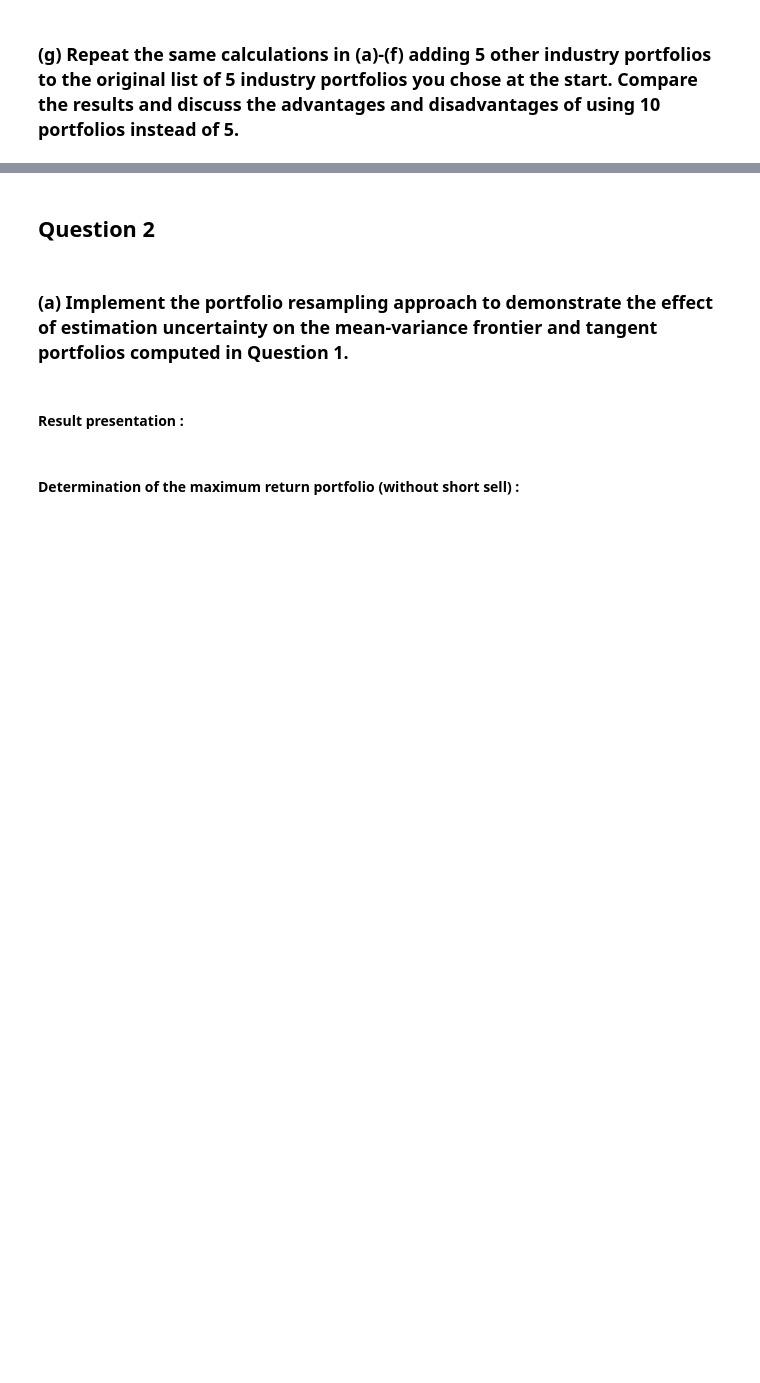
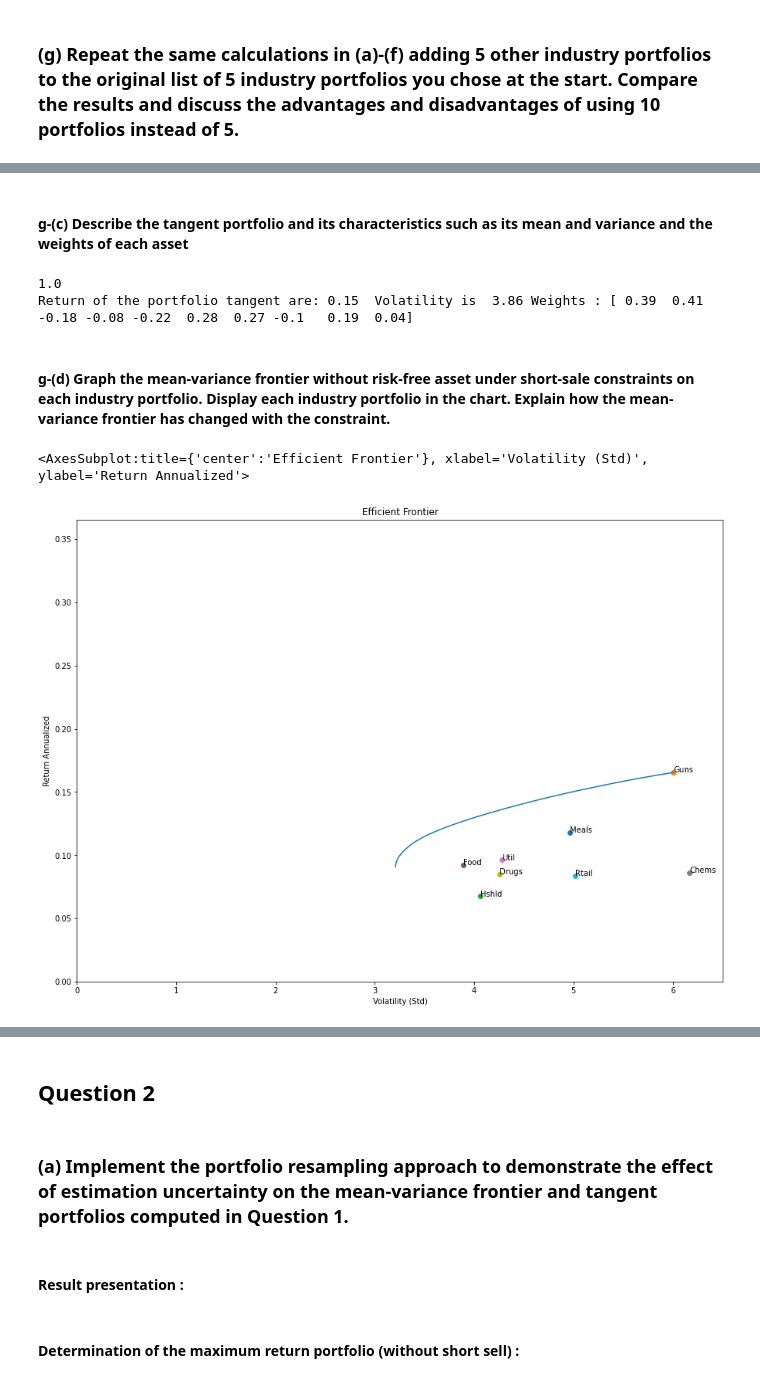
Before and after one commit to Damnsky100/Portfolio, a Jupyter notebook: Assignment_TP1.ipynb, the cells around one changed output, grey strips where cells are left out. Cells and saved outputs as stored; diff of their text form; code cells hidden in the pictures; blank space fills up the shorter version.

```diff
--- a/Assignment_TP1.ipynb
+++ b/Assignment_TP1.ipynb
@@ -279,0 +170,27 @@ Return of the portfolio tangent are: 0.15  Volatility is  4.81 Weights : [0.42 0
+# %% [markdown]
+#### g-(c) Describe the tangent portfolio and its characteristics such as its mean and variance and the weights of each asset
+# %%
+#Tangent Portfolio --> maximiser le sharpe ratio
+w = f.msr(Expected_Risk_free, E_return, E_cov, bounds=(-2,2))
+ret =round(f.portfolio_return(w, E_return),2)
+vol = round(f.portfolio_vol(w, E_cov),2)
+#Print the caracteristics
+print(round(w.sum(), 4))
+print("Return of the portfolio tangent are:", ret,
+      " Volatility is ", vol,
+      "Weights :", np.round(w,2) )
+# %% [output]
+1.0
+Return of the portfolio tangent are: 0.15  Volatility is  3.86 Weights : [ 0.39  0.41 -0.18 -0.08 -0.22  0.28  0.27 -0.1   0.19  0.04]
+# %% [markdown]
+#### g-(d) Graph the mean-variance frontier without risk-free asset under short-sale constraints on each industry portfolio. Display each industry portfolio in the chart. Explain how the mean-variance frontier has changed with the constraint.
+# %%
+#Expected risk free rate == 0
+#show_cml --> efficient frontier without rf
+#show gmv --> show global minimum variance portfolio
+#bounds(0,1) --> unable to short
+
+f.plot_ef(E_return, E_cov, Expected_Risk_free, Nbr_PTF, bounds = (0, 1),  show_cml=False, show_gmv=False)
+# %% [output]
+<AxesSubplot:title={'center':'Efficient Frontier'}, xlabel='Volatility (Std)', ylabel='Return Annualized'>
+[figure, added]
```
Also changed, not shown: parts of 40 cells of this notebook, 1 other file.
